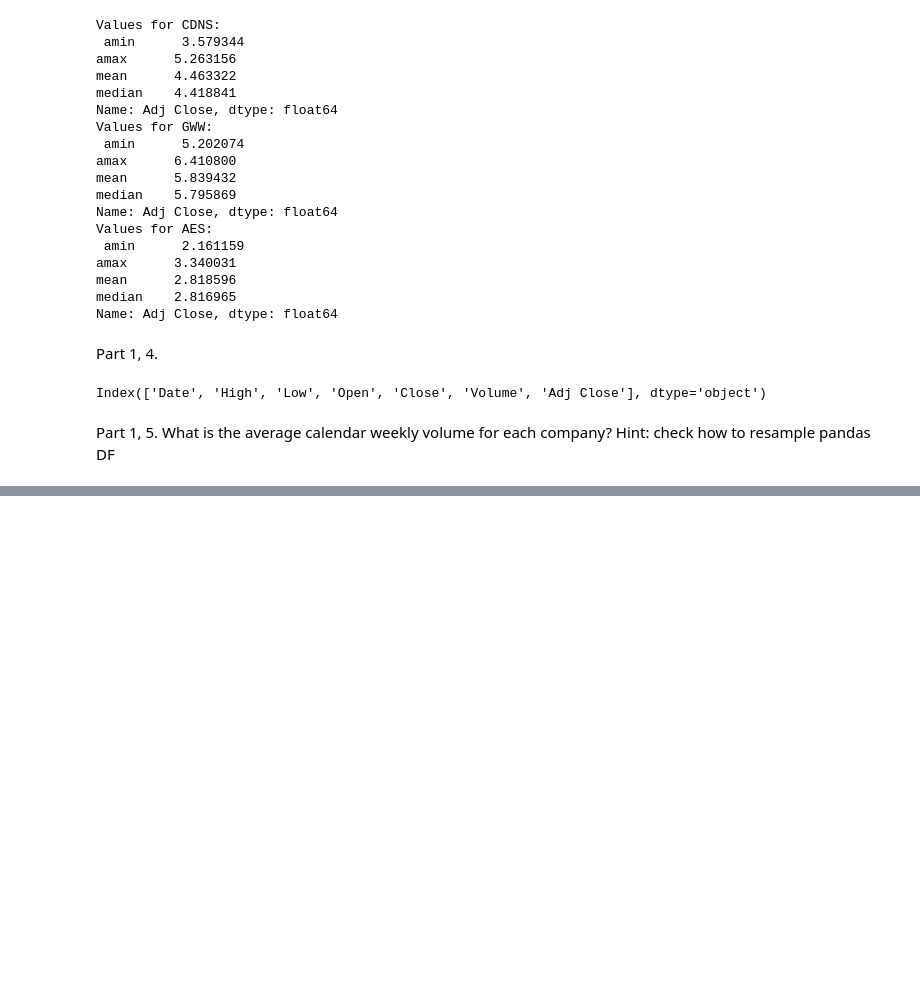
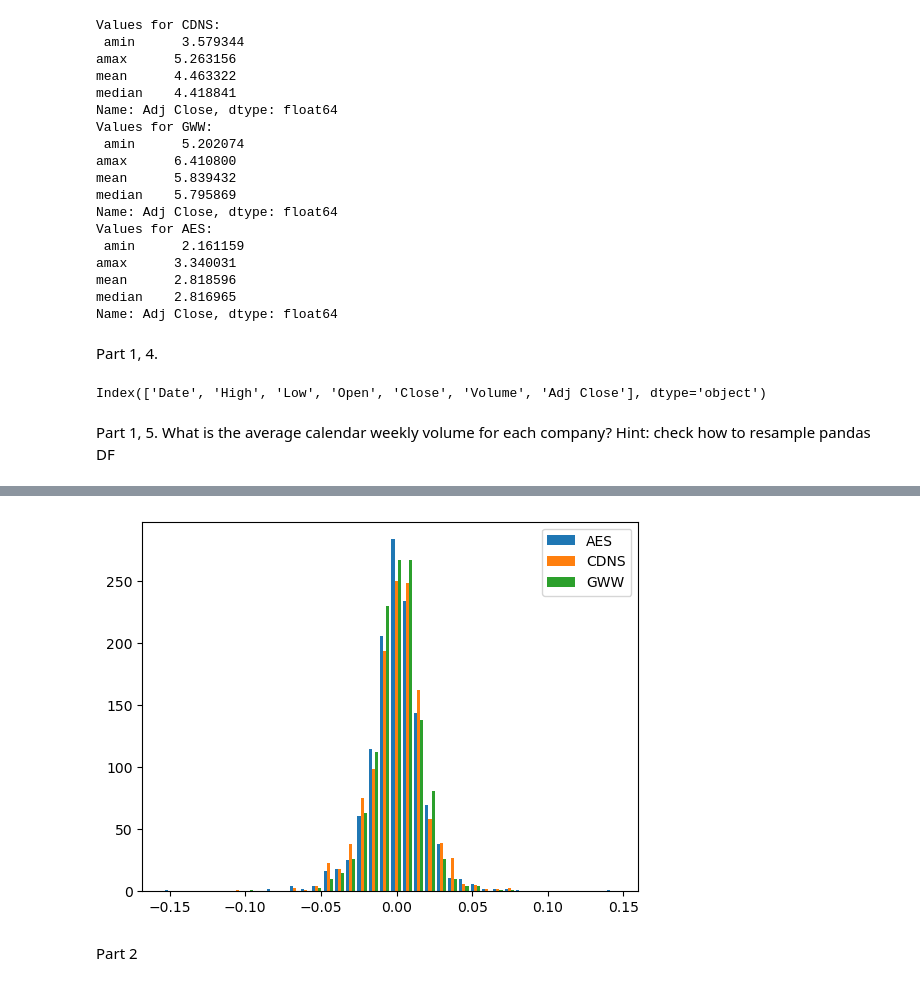
Before and after one commit to vojtechkaniaedu/midterm_2022, a Jupyter notebook: midterm_workbook.ipynb, the cells around one changed output, grey strips where cells are left out. Drawn from its saved outputs; the diff is of its cells as text; code cells hidden in the pictures; blank space fills up the shorter version.

```diff
--- a/midterm_workbook.ipynb
+++ b/midterm_workbook.ipynb
@@ -112,0 +166,11 @@ np.log()
+# %%
+x=aes["log_return"]
+y=cdns["log_return"]
+z=gww["log_return"]
+plt.hist([x, y, z], 40, label=['AES', 'CDNS', "GWW"])
+plt.legend(loc='upper right')
+plt.show()
+# %% [output]
+[figure, added]
+# %% [markdown]
+Part 2
```
Also changed, not shown: parts of 14 cells of this notebook.
